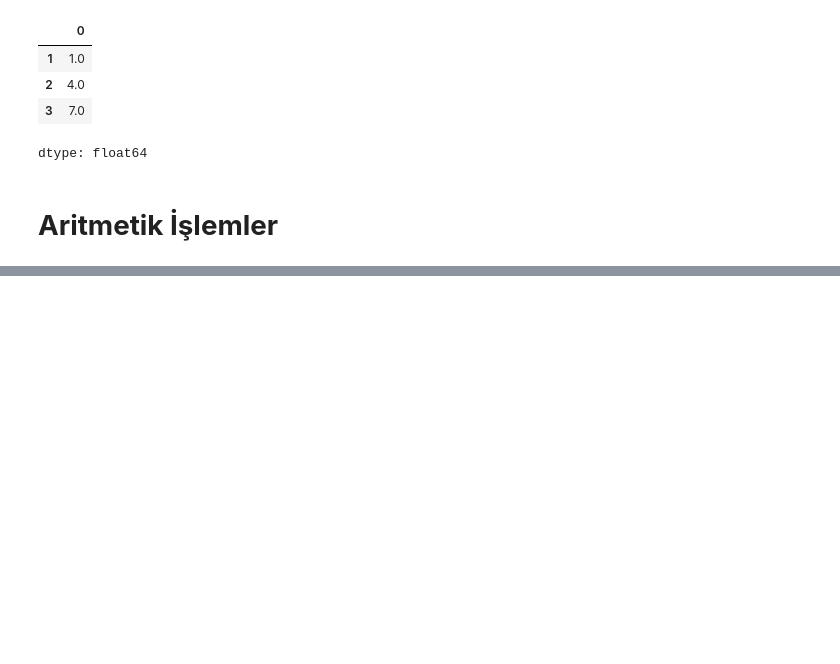
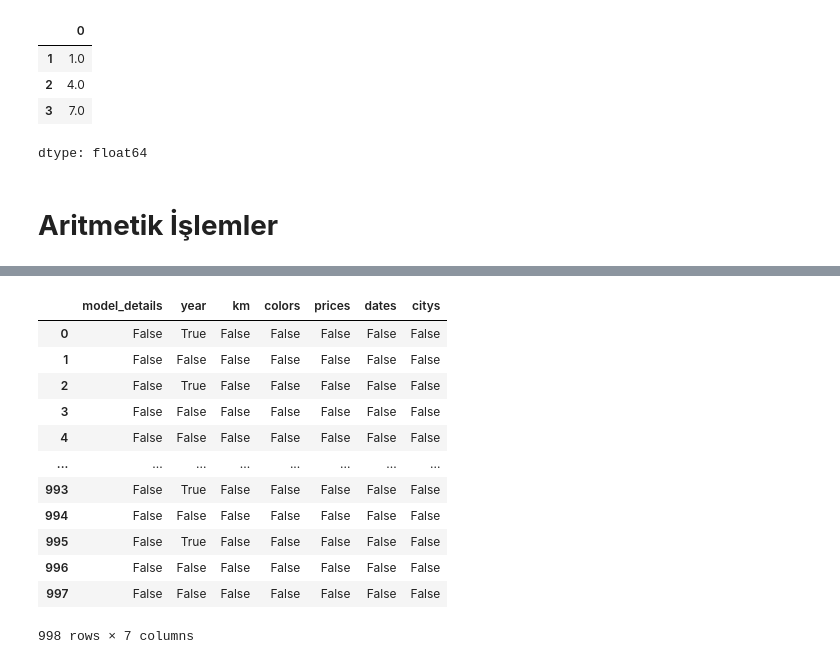
Before and after one commit to azem46/Python_Colab_Handbook, a Jupyter notebook: Python_Ders_16_Pandas.ipynb, the cells around one changed output, grey strips where cells are left out. Saved outputs shown, nothing was run; the diff lists cells and outputs as text; code cells hidden in the pictures; blank space fills up the shorter version.

```diff
--- a/Python_Ders_16_Pandas.ipynb
+++ b/Python_Ders_16_Pandas.ipynb
@@ -790,0 +1321,19 @@ dtype: float64
+# %%
+#İstediğimiz değerlerin herbir satırda olup olmadığını kontrol etmek için
+#2025 bulunan her bir hücre gösterilir.
+
+modely.isin([2025])
+# %% [output]
+|  | model_details | year | km | colors | prices | dates | citys |
+| 0 | False | True | False | False | False | False | False |
+| 1 | False | False | False | False | False | False | False |
+| 2 | False | True | False | False | False | False | False |
+| 3 | False | False | False | False | False | False | False |
+| 4 | False | False | False | False | False | False | False |
+| ... | ... | ... | ... | ... | ... | ... | ... |
+| 993 | False | True | False | False | False | False | False |
+| 994 | False | False | False | False | False | False | False |
+| 995 | False | True | False | False | False | False | False |
+| 996 | False | False | False | False | False | False | False |
+| 997 | False | False | False | False | False | False | False |
+998 rows × 7 columns
```
Also changed, not shown: parts of 54 cells of this notebook.
